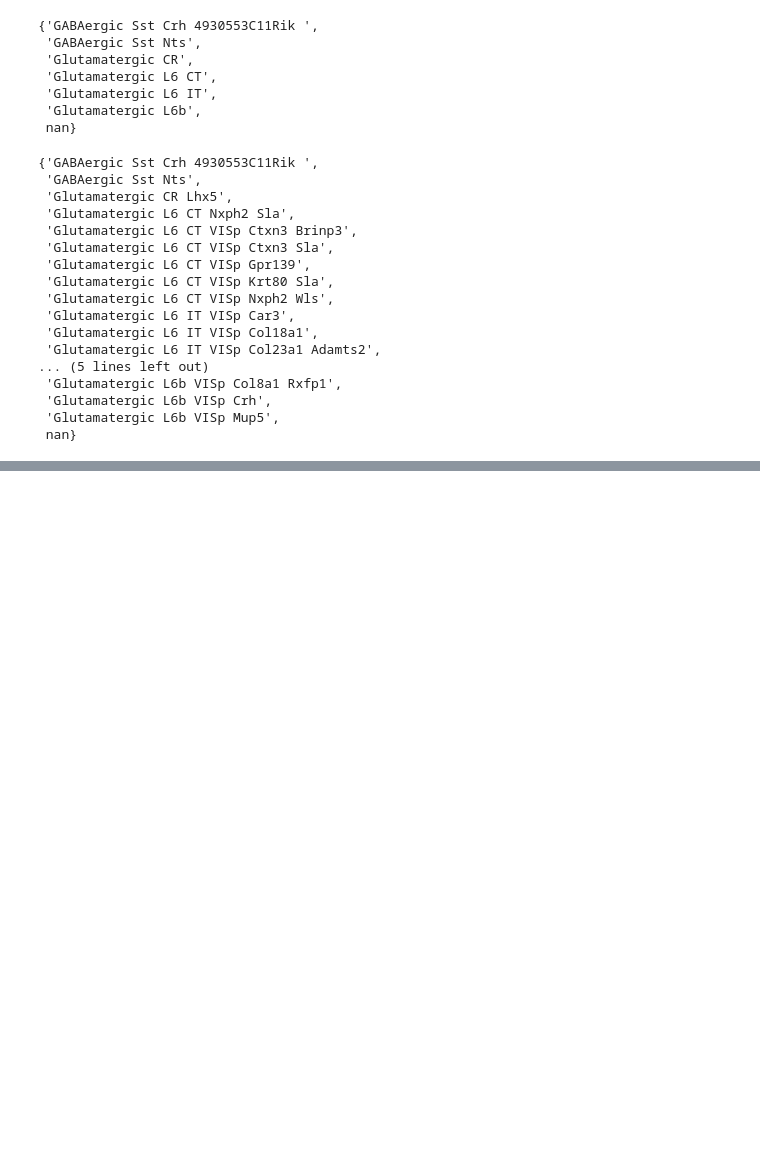
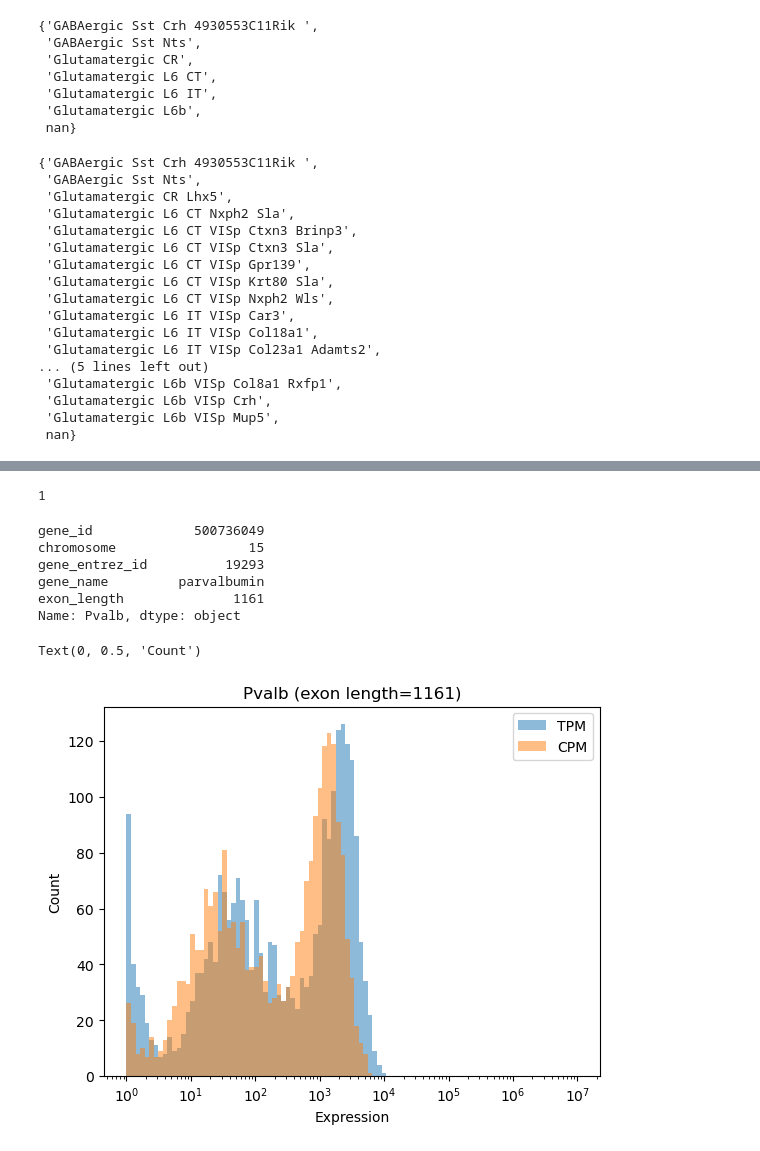
Before and after one commit to AllenNeuralDynamics/lamf_analysis_lims, a Jupyter notebook: gene_panel_selection/mfishtoolspy/241001_address_random_seed_issue.ipynb, the cells around one changed output, grey strips where cells are left out. Cells and saved outputs as stored; diff of their text form; code cells hidden in the pictures; blank space fills up the shorter version.

```diff
--- a/gene_panel_selection/mfishtoolspy/241001_address_random_seed_issue.ipynb
+++ b/gene_panel_selection/mfishtoolspy/241001_address_random_seed_issue.ipynb
@@ -67,8 +67,8 @@ output_folder = Path('//allen/programs/mindscope/workgroups/learning/jinho/gene_
 annotation = pd.read_feather(data_folder / 'anno.feather')
 # read data
 # TODO: check where this data is coming from. Values are similar to cpm but not exactly the same
-# data = pd.read_feather(data_folder / 'data_t.feather')
-data = pd.read_feather(data_folder / 'exon_tpm.feather')
+cpm_data = pd.read_feather(data_folder / 'exon_cpm.feather')
+tpm_data = pd.read_feather(data_folder / 'exon_tpm.feather')
 # %%
 annotation.set_index('sample_id', inplace=True, drop=True)
 # data.set_index('gene', inplace=True, drop=True) # only necessary with data_t.feather
@@ -528,0 +625,3 @@ set(annotation.mapping_label.unique()).difference(other_mappings + keep_mappings
+# %%
+gene_info_df.set_index('gene_symbol', inplace=True, drop=True)
+gene_info_df.head()
@@ -528,0 +636,28 @@ set(annotation.mapping_label.unique()).difference(other_mappings + keep_mappings
+# %%
+sum(gene_info_df.index.str.contains('Pvalb'))
+# %% [output]
+1
+# %%
+i = np.where(gene_info_df.index.str.contains('Pvalb'))[0][0]
+gene_info_df.iloc[i]
+# %% [output]
+gene_id             500736049
+chromosome                 15
+gene_entrez_id          19293
+gene_name         parvalbumin
+exon_length              1161
+Name: Pvalb, dtype: object
+# %%
+gene_name = 'Pvalb'
+exon_length = gene_info_df.loc[gene_name, 'exon_length']
+fig, ax = plt.subplots()
+ax.hist(tpm_data.loc[gene_name], bins=np.logspace(0,7,100), alpha=0.5, label='TPM');
+ax.hist(cpm_data.loc[gene_name], bins=np.logspace(0,7,100), alpha=0.5, label='CPM');
+ax.set_xscale('log')
+ax.set_title(f'{gene_name} (exon length={exon_length})')
+ax.legend()
+ax.set_xlabel('Expression')
+ax.set_ylabel('Count')
+# %% [output]
+Text(0, 0.5, 'Count')
+[figure, added]
```
Also changed, not shown: parts of 16 cells of this notebook, 5 other files.
